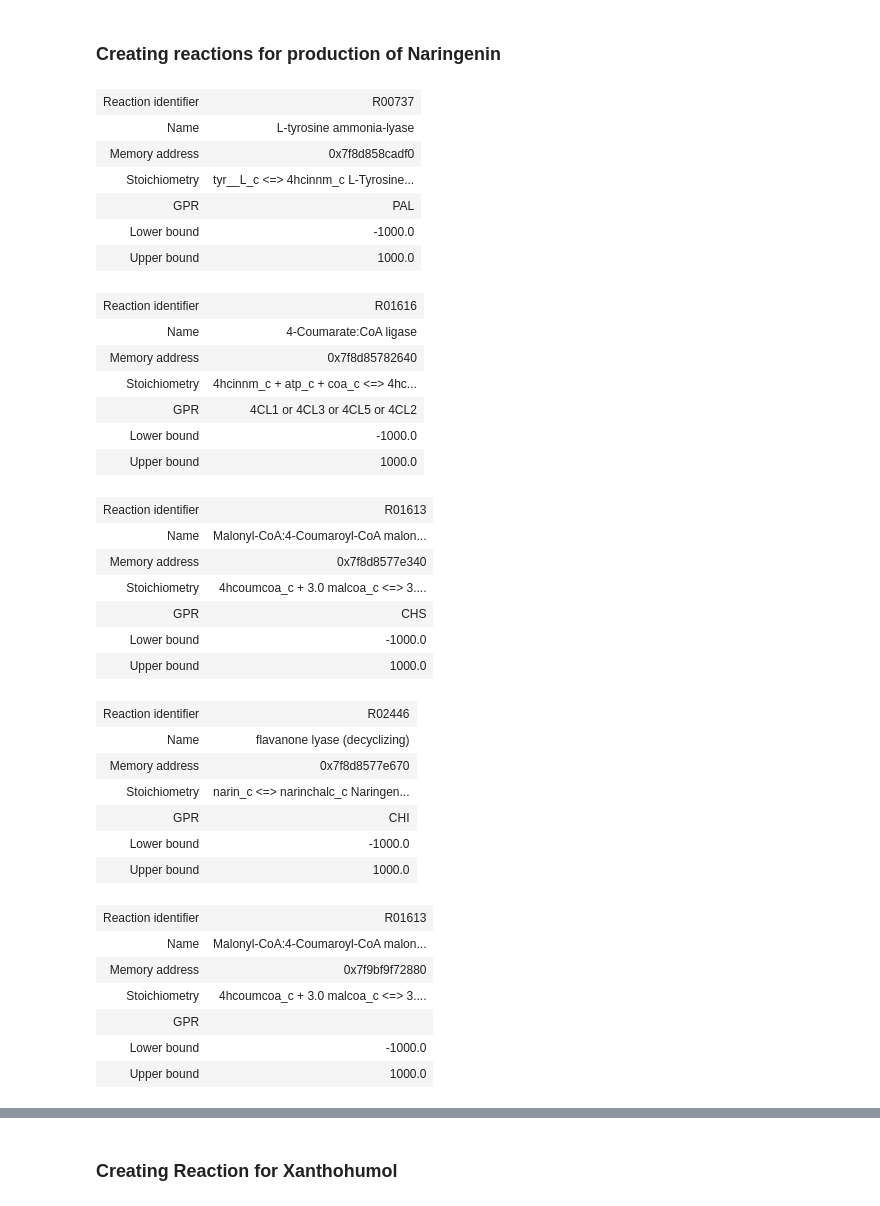
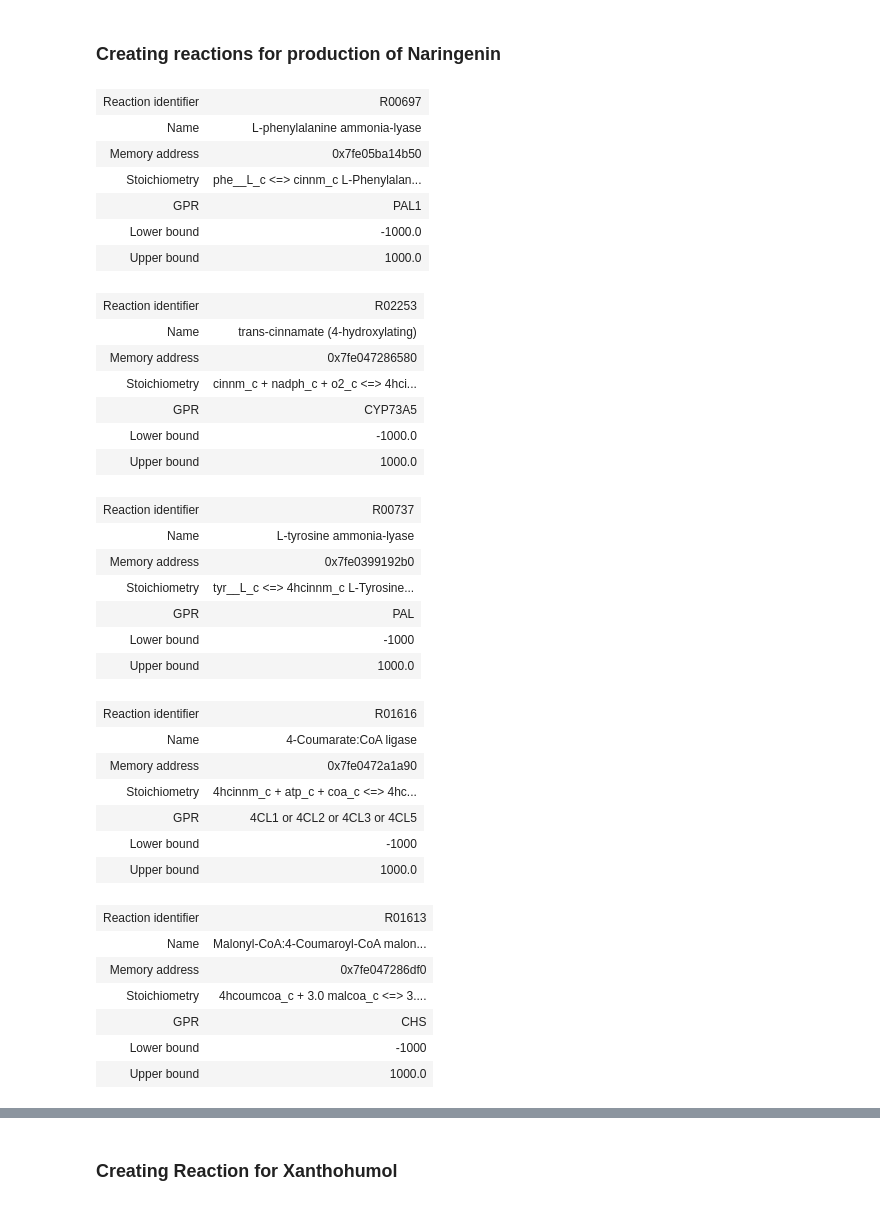
Before and after one commit to tiagosilva4455/Opt_Prenylflavonoids_Ecoli, a Jupyter notebook: Metabolite_Reaction_Adding.ipynb, the cells around one changed output, grey strips where cells are left out. Cells and saved outputs as stored; diff of their text form; code cells hidden in the pictures.

```diff
--- a/Metabolite_Reaction_Adding.ipynb
+++ b/Metabolite_Reaction_Adding.ipynb
@@ -132,26 +124,28 @@ prenylnaringenin = Metabolite(
 # %%
 #Reaction R00697
 reaction00697 =  Reaction("R00697")
 reaction00697.name = ("L-phenylalanine ammonia-lyase")
 reaction00697.subsystem =("Phenylpropanoid biosynthesis")
 
 #Creating reversibility
 reaction00697.lower_bound = -1000.0
 reaction00697.upper_bound = 1000.0
 
 #Adding metabolites
 reaction00697.add_metabolites({
     phe__L_c : -1.0,
     cinnm_c : 1.0
 })
 
+reaction00697.gene_reaction_rule = "PAL1"
+
 reaction00697
 # %% [output]
-| Reaction identifier | R00737 |
-| Name | L-tyrosine ammonia-lyase |
-| Memory address | 0x7f8d858cadf0 |
-| Stoichiometry | tyr__L_c <=> 4hcinnm_c L-Tyrosine... |
-| GPR | PAL |
+| Reaction identifier | R00697 |
+| Name | L-phenylalanine ammonia-lyase |
+| Memory address | 0x7fe05ba14b50 |
+| Stoichiometry | phe__L_c <=> cinnm_c L-Phenylalan... |
+| GPR | PAL1 |
 | Lower bound | -1000.0 |
 | Upper bound | 1000.0 |
 # %%
@@ -174,13 +168,15 @@ reaction02253.add_metabolites({
     h2o_c: 1.0
 })
 
+reaction02253.gene_reaction_rule = "CYP73A5"
+
 reaction02253
 # %% [output]
-| Reaction identifier | R01616 |
-| Name | 4-Coumarate:CoA ligase |
-| Memory address | 0x7f8d85782640 |
-| Stoichiometry | 4hcinnm_c + atp_c + coa_c <=> 4hc... |
-| GPR | 4CL1 or 4CL3 or 4CL5 or 4CL2 |
+| Reaction identifier | R02253 |
+| Name | trans-cinnamate (4-hydroxylating) |
+| Memory address | 0x7fe047286580 |
+| Stoichiometry | cinnm_c + nadph_c + o2_c <=> 4hci... |
+| GPR | CYP73A5 |
 | Lower bound | -1000.0 |
 | Upper bound | 1000.0 |
 # %%
@@ -190,7 +186,7 @@ reaction00737.name = ("L-tyrosine ammonia-lyase")
 reaction00737.subsystem =("Phenylpropanoid biosynthesis")
 
 #Creating reversibility
-reaction00737.lower_bound = -1000.0
+reaction00737.lower_bound = -1000
 reaction00737.upper_bound = 1000.0
 
 #Adding metabolites
@@ -198,15 +194,15 @@ reaction00737.add_metabolites({
     tyr__L_c : -1.0,
     p_coumaric : 1.0
 })
-
+reaction00737.gene_reaction_rule="PAL"
 reaction00737
 # %% [output]
-| Reaction identifier | R01613 |
-| Name | Malonyl-CoA:4-Coumaroyl-CoA malon... |
-| Memory address | 0x7f8d8577e340 |
-| Stoichiometry | 4hcoumcoa_c + 3.0 malcoa_c <=> 3.... |
-| GPR | CHS |
-| Lower bound | -1000.0 |
+| Reaction identifier | R00737 |
+| Name | L-tyrosine ammonia-lyase |
+| Memory address | 0x7fe0399192b0 |
+| Stoichiometry | tyr__L_c <=> 4hcinnm_c L-Tyrosine... |
+| GPR | PAL |
+| Lower bound | -1000 |
 | Upper bound | 1000.0 |
 # %%
 #Reaction R01616
@@ -216,7 +212,7 @@ reaction01616.name = ("4-Coumarate:CoA ligase")
 reaction01616.subsystem =("Phenylpropanoid biosynthesis")
 
 #Creating reversibility
-reaction01616.lower_bound = -1000.0
+reaction01616.lower_bound = -1000
 reaction01616.upper_bound = 1000.0
 
 #Adding metabolites
@@ -228,15 +224,15 @@ reaction01616.add_metabolites({
     ppi_c: 1.0,
     p_coumaroyl_coa: 1.0
 })
-
+reaction01616.gene_reaction_rule = "(4CL1 or 4CL2 or 4CL3 or 4CL5)"
 reaction01616
 # %% [output]
-| Reaction identifier | R02446 |
-| Name | flavanone lyase (decyclizing) |
-| Memory address | 0x7f8d8577e670 |
-| Stoichiometry | narin_c <=> narinchalc_c Naringen... |
-| GPR | CHI |
-| Lower bound | -1000.0 |
+| Reaction identifier | R01616 |
+| Name | 4-Coumarate:CoA ligase |
+| Memory address | 0x7fe0472a1a90 |
+| Stoichiometry | 4hcinnm_c + atp_c + coa_c <=> 4hc... |
+| GPR | 4CL1 or 4CL2 or 4CL3 or 4CL5 |
+| Lower bound | -1000 |
 | Upper bound | 1000.0 |
 # %%
 #Reaction R01613
@@ -245,7 +241,7 @@ reaction01613.name = ("Malonyl-CoA:4-Coumaroyl-CoA malonyltransferase(cyclizing)
 reaction01613.subsystem =("Phenylpropanoid biosynthesis")
 
 #Creating reversibility
-reaction01613.lower_bound = -1000.0
+reaction01613.lower_bound = -1000
 reaction01613.upper_bound = 1000.0
 
 #Adding metabolites
@@ -257,14 +253,16 @@ reaction01613.add_metabolites({
     co2_c : 3.0
 })
 
+reaction01613.gene_reaction_rule = "CHS"
+
 reaction01613
 # %% [output]
 | Reaction identifier | R01613 |
 | Name | Malonyl-CoA:4-Coumaroyl-CoA malon... |
-| Memory address | 0x7f9bf9f72880 |
+| Memory address | 0x7fe047286df0 |
 | Stoichiometry | 4hcoumcoa_c + 3.0 malcoa_c <=> 3.... |
-| GPR |  |
-| Lower bound | -1000.0 |
+| GPR | CHS |
+| Lower bound | -1000 |
 | Upper bound | 1000.0 |
 # %%
 #Reaction R02446
```
Also changed, not shown: parts of 26 cells of this notebook, 8 other files.
